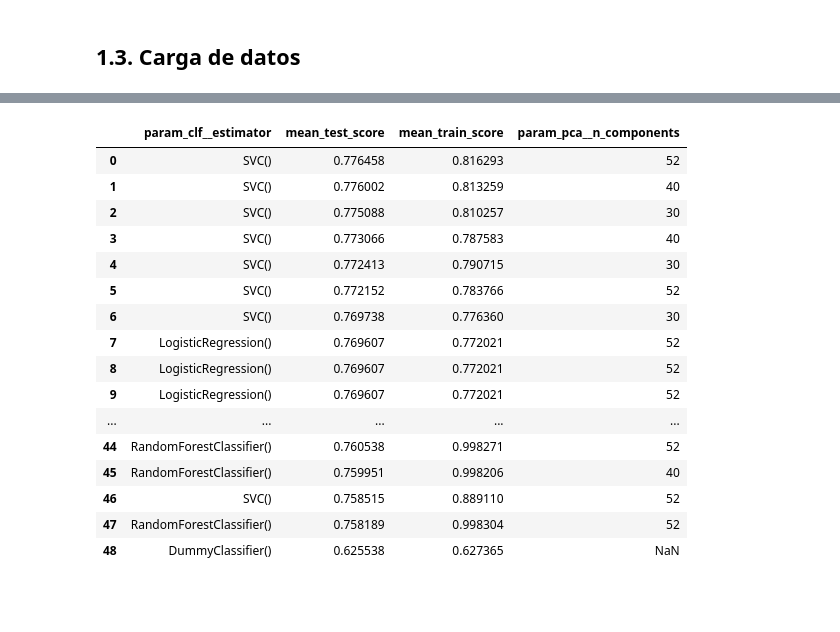
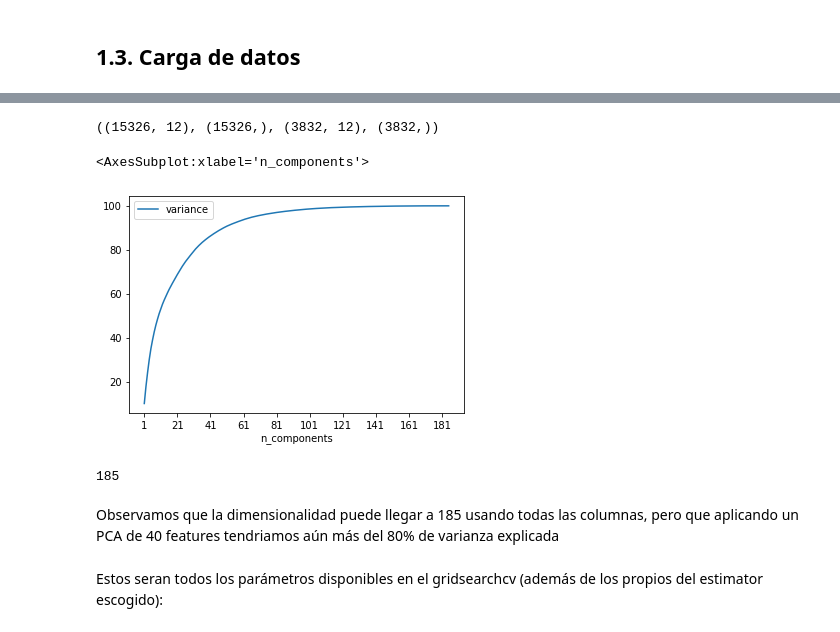
Before and after one commit to jcarlosgalvezm/ue_master-TFM, a Jupyter notebook: notebooks/data_cleaning-feature_engineering-modeling.ipynb, the cells around one changed output, grey strips where cells are left out. Saved outputs shown, nothing was run; the diff lists cells and outputs as text; code cells hidden in the pictures; blank space fills up the shorter version.

```diff
--- a/notebooks/data_cleaning-feature_engineering-modeling.ipynb
+++ b/notebooks/data_cleaning-feature_engineering-modeling.ipynb
@@ -38,5 +71,5 @@ RANDOM_STATE = 288
 ## 1.3. Carga de datos
 # %%
 # Carga de datos
-df = pd.read_csv(body)
+df = pd.read_csv('../src/data/ds_job.csv')
 df.set_index('empleado_id', inplace=True)
@@ -200,20 +106,5 @@ results = pd.DataFrame(gs.cv_results_).sort_values('rank_test_score').reset_inde
-# %%
-results[['param_clf__estimator', 'mean_test_score', 'mean_train_score', 'param_pca__n_components']]
-# %% [output]
-|  | param_clf__estimator | mean_test_score | mean_train_score | param_pca__n_components |
-| 0 | SVC() | 0.776458 | 0.816293 | 52 |
-| 1 | SVC() | 0.776002 | 0.813259 | 40 |
-| 2 | SVC() | 0.775088 | 0.810257 | 30 |
-| 3 | SVC() | 0.773066 | 0.787583 | 40 |
-| 4 | SVC() | 0.772413 | 0.790715 | 30 |
-| 5 | SVC() | 0.772152 | 0.783766 | 52 |
-| 6 | SVC() | 0.769738 | 0.776360 | 30 |
-| 7 | LogisticRegression() | 0.769607 | 0.772021 | 52 |
-| 8 | LogisticRegression() | 0.769607 | 0.772021 | 52 |
-| 9 | LogisticRegression() | 0.769607 | 0.772021 | 52 |
-| ... | ... | ... | ... | ... |
-| 44 | RandomForestClassifier() | 0.760538 | 0.998271 | 52 |
-| 45 | RandomForestClassifier() | 0.759951 | 0.998206 | 40 |
-| 46 | SVC() | 0.758515 | 0.889110 | 52 |
-| 47 | RandomForestClassifier() | 0.758189 | 0.998304 | 52 |
-| 48 | DummyClassifier() | 0.625538 | 0.627365 | NaN |
+# %%
+X_train, X_test, y_train, y_test = train_test_split(X, y, test_size=0.2, random_state=RANDOM_STATE)
+X_train.shape, y_train.shape, X_test.shape, y_test.shape
+# %% [output]
+((15326, 12), (15326,), (3832, 12), (3832,))
@@ -219,0 +238,19 @@ results[['param_clf__estimator', 'mean_test_score', 'mean_train_score', 'param_p
+# %%
+all_cols = tuple(X_train.columns.values)
+pca = PCA()
+X_preprocessed = pd.DataFrame(Preprocessor(cols=all_cols).fit_transform(X_train))
+# %%
+pca.fit(X_preprocessed)
+pd.DataFrame({
+    'n_components': range(1, len(X_preprocessed.columns) + 1),
+    'variance': np.cumsum(pca.explained_variance_ratio_)*100
+    }).set_index('n_components').plot(xticks=range(1, X_preprocessed.shape[1], 20))
+# %% [output]
+<AxesSubplot:xlabel='n_components'>
+[figure, added]
+# %%
+X_preprocessed.shape[1]
+# %% [output]
+185
+# %% [markdown]
+Observamos que la dimensionalidad puede llegar a 185 usando todas las columnas, pero que aplicando un PCA de 40 features tendriamos aún más del 80% de varianza explicada
@@ -219,0 +275,2 @@ results[['param_clf__estimator', 'mean_test_score', 'mean_train_score', 'param_p
+# %% [markdown]
+Estos seran todos los parámetros disponibles en el gridsearchcv (además de los propios del estimator escogido):
```
Also changed, not shown: parts of 81 cells of this notebook, 6 other files.
